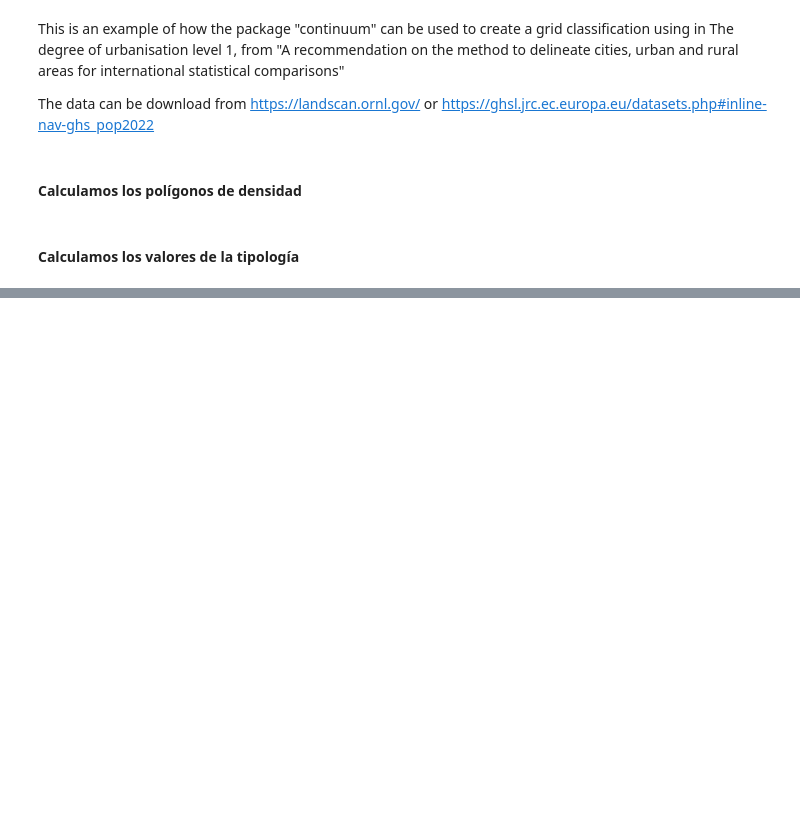
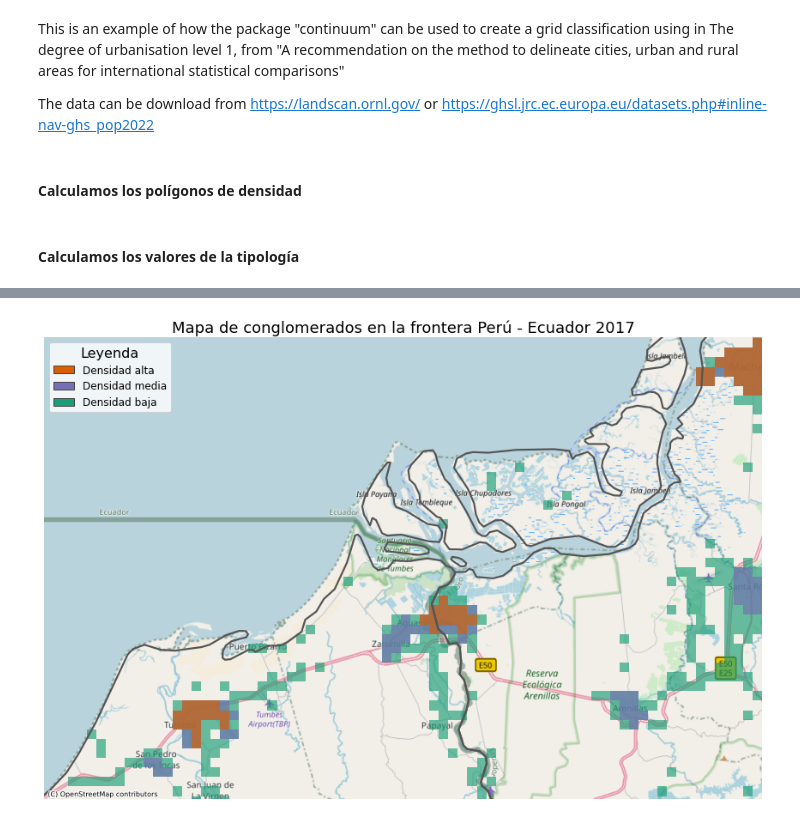
Before and after one commit to gprietoe/Continuo-urbano-rural, a Jupyter notebook: Notebooks/Open_data_example.ipynb, the cells around one changed output, grey strips where cells are left out. Saved outputs shown, nothing was run; the diff lists cells and outputs as text; code cells hidden in the pictures; blank space fills up the shorter version.

Commit message:
open_data_v2

```diff
--- a/Notebooks/Open_data_example.ipynb
+++ b/Notebooks/Open_data_example.ipynb
@@ -19,5 +24,9 @@ import continuum
 # %%
-path=r'...\\01. Dataset'
+path=r'C:\Users\Guillermo\Desktop\Python\01. Continuo urbano-rural\01. Dataset'
+
+##límites departamentales
+lim_as=gpd.read_file(path+"\\Centro y Sudamerica.zip")
+lim_as=lim_as.to_crs(3857)
 # %%
 def box_32718(box_coords):
     bb=box(box_coords[0],box_coords[1],box_coords[2],box_coords[3])
@@ -84,0 +88,32 @@ high.explore(m=a, color='#d95f02', style_kwds={"opacity":0.3})
+# %%
+# Control figure size in here
+
+labels=["Densidad alta", "Densidad media", "Densidad baja" ] ## ciudades
+colors=['#d95f02','#7570b3','#1b9e77']
+fig, ax = plt.subplots(figsize=(15,12))
+# Plot the data
+low.to_crs(3857).plot(ax=ax, color=colors[2],alpha=0.65)
+medium.to_crs(3857).plot(ax=ax, color=colors[1],alpha=0.65)
+high.to_crs(3857).plot(ax=ax, color=colors[0],alpha=0.65)
+lim_as.clip(area1.to_crs(3857)).plot(ax=ax,facecolor='none', linewidth=2.2, edgecolor='#555555')
+
+legend_e = [Patch(facecolor=colors[0], edgecolor='#454545', label=labels[0]),
+            Patch(facecolor=colors[1], edgecolor='#454545', label=labels[1]),
+            Patch(facecolor=colors[2], edgecolor='#454545', label=labels[2])]
+ax.legend(handles=legend_e, prop={'size': 12}, title="Leyenda", title_fontsize=16, loc='upper left')
+
+ax.set_axis_off()
+# Add basemap
+# ctx.add_basemap(ax, source=ctx.providers.OpenStreetMap.Mapnik)
+ctx.add_basemap(ax, source=ctx.providers.OpenStreetMap.DE)
+
+# Crop the figure
+
+ax.set_xlim(-8970000, -8900000)
+ax.set_ylim(-405000, -360000)
+
+ax.set_title("Mapa de conglomerados en la frontera Perú - Ecuador 2017",
+                 fontsize=18)
+plt.savefig(r"C:\Users\Guillermo\Desktop/Python\01. Continuo urbano-rural\\03. Images\\Cities_b.jpg",dpi=300,bbox_inches='tight')
+# %% [output]
+[figure, added]
```
Also changed, not shown: parts of 4 cells of this notebook, 1 other file.
